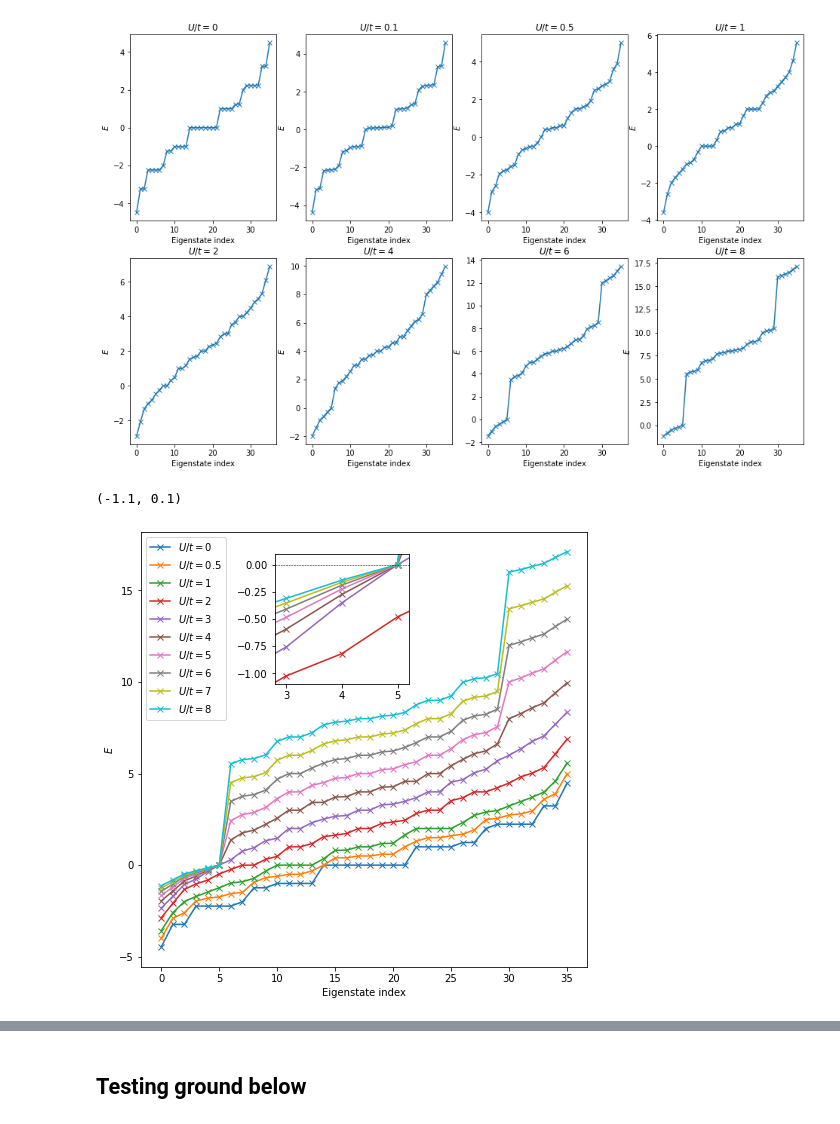
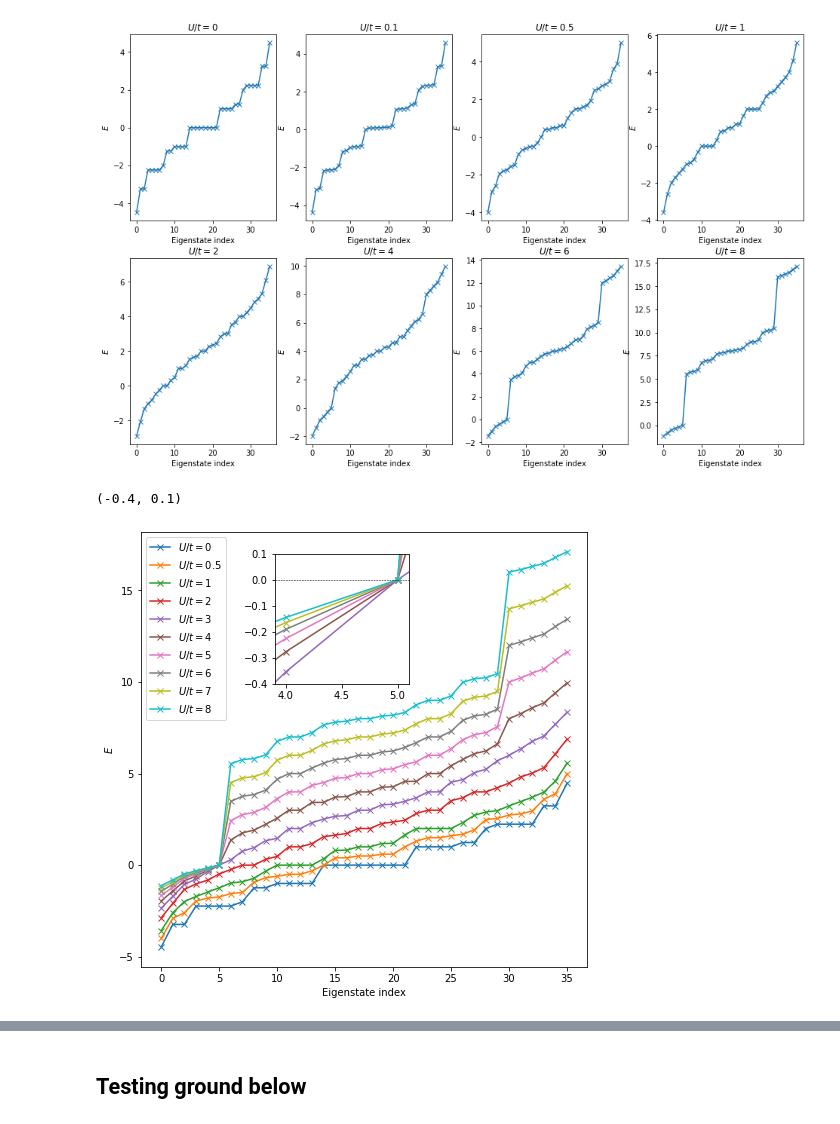
Before and after one commit to brianz98/hubbard-model, a Jupyter notebook: hubbard.ipynb, the cells around one changed output, grey strips where cells are left out. Cells and saved outputs as stored; diff of their text form; code cells hidden in the pictures.

```diff
--- a/hubbard.ipynb
+++ b/hubbard.ipynb
@@ -360,19 +391,19 @@ for i,u in enumerate([0,0.1,0.5,1,2,4,6,8]):
 # %%
 f,ax = plt.subplots(figsize=(8,8))
 axins = ax.inset_axes([0.3,0.65,0.3,0.3])
 
 for u in [0,0.5,1,2,3,4,5,6,7,8]:
     hl = HubbardLattice1D(4, 2, 2, 1, u)
     hl.solve_model()
     ax.plot(hl.eigvals,marker='x',label=r'$U/t={u}$'.format(u=u))
     axins.plot(hl.eigvals,marker='x')
 
 ax.legend()
 ax.set_xlabel('Eigenstate index')
 ax.set_ylabel(r'$E$')
 axins.axhline(y=0.0,c='k',ls='--',lw=0.5)
-axins.set_xlim([2.8,5.2])
-axins.set_ylim([-1.1,0.1])
+axins.set_xlim([3.9,5.1])
+axins.set_ylim([-0.4,0.1])
 # %% [output]
-(-1.1, 0.1)
+(-0.4, 0.1)
-[figure, old version]
+[figure, new version]
```
Also changed, not shown: parts of 24 cells of this notebook, 1 other file.
